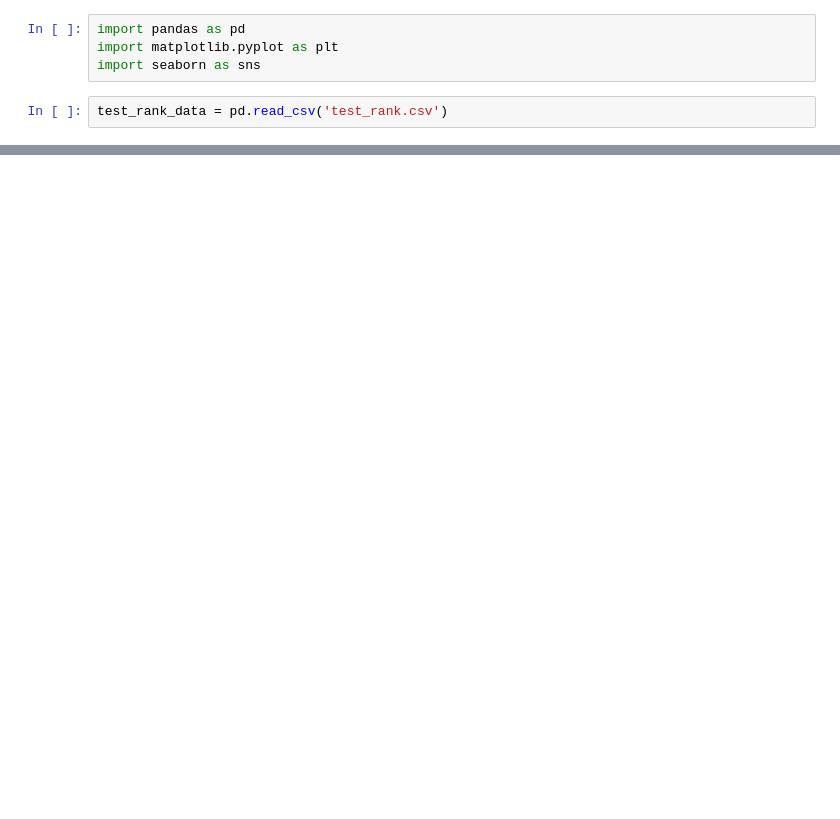
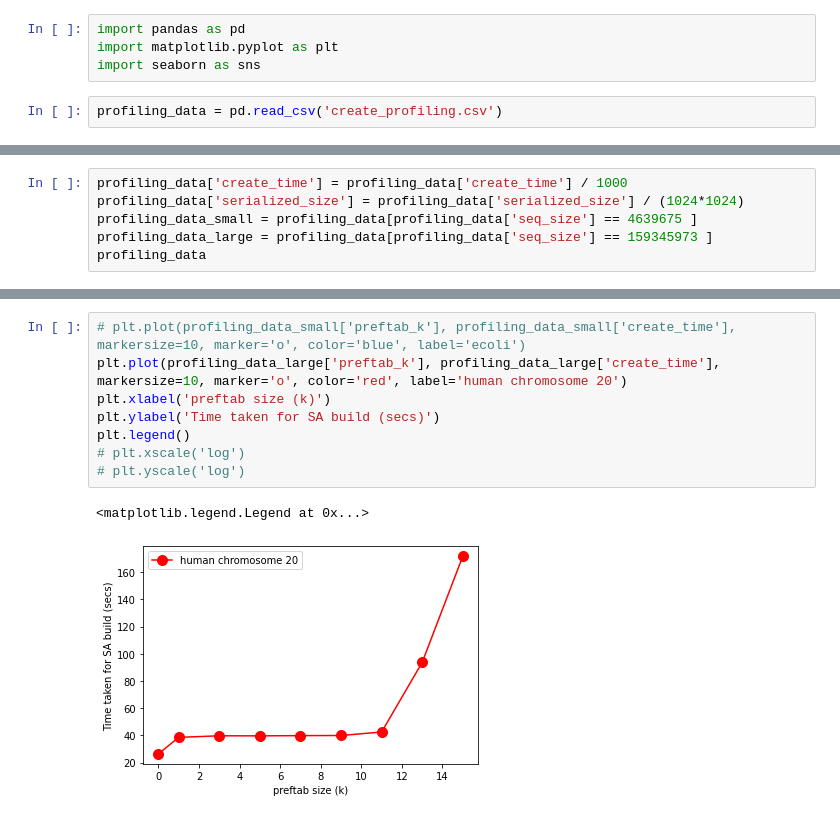
Before and after one commit to learn2phoenix/CMSC858D, a Jupyter notebook: hw2/CMSC858D Plot Helper.ipynb, the cells around one changed output, grey strips where cells are left out. Saved outputs shown, nothing was run; the diff lists cells and outputs as text; blank space fills up the shorter version.

```diff
--- a/hw2/CMSC858D Plot Helper.ipynb
+++ b/hw2/CMSC858D Plot Helper.ipynb
@@ -3,4 +3,4 @@ import pandas as pd
 import matplotlib.pyplot as plt
 import seaborn as sns
 # %%
-test_rank_data = pd.read_csv('test_rank.csv')
+profiling_data = pd.read_csv('create_profiling.csv')
@@ -21,0 +7,6 @@ plt.xscale('log')
+# %%
+profiling_data['create_time'] = profiling_data['create_time'] / 1000
+profiling_data['serialized_size'] = profiling_data['serialized_size'] / (1024*1024)
+profiling_data_small = profiling_data[profiling_data['seq_size'] == 4639675 ]
+profiling_data_large = profiling_data[profiling_data['seq_size'] == 159345973 ]
+profiling_data
@@ -21,0 +31,11 @@ plt.xscale('log')
+# %%
+# plt.plot(profiling_data_small['preftab_k'], profiling_data_small['create_time'], markersize=10, marker='o', color='blue', label='ecoli')
+plt.plot(profiling_data_large['preftab_k'], profiling_data_large['create_time'], markersize=10, marker='o', color='red', label='human chromosome 20')
+plt.xlabel('preftab size (k)')
+plt.ylabel('Time taken for SA build (secs)')
+plt.legend()
+# plt.xscale('log')
+# plt.yscale('log')
+# %% [output]
+<matplotlib.legend.Legend at 0x...>
+[figure, added]
```
Also changed, not shown: parts of 24 cells of this notebook.
